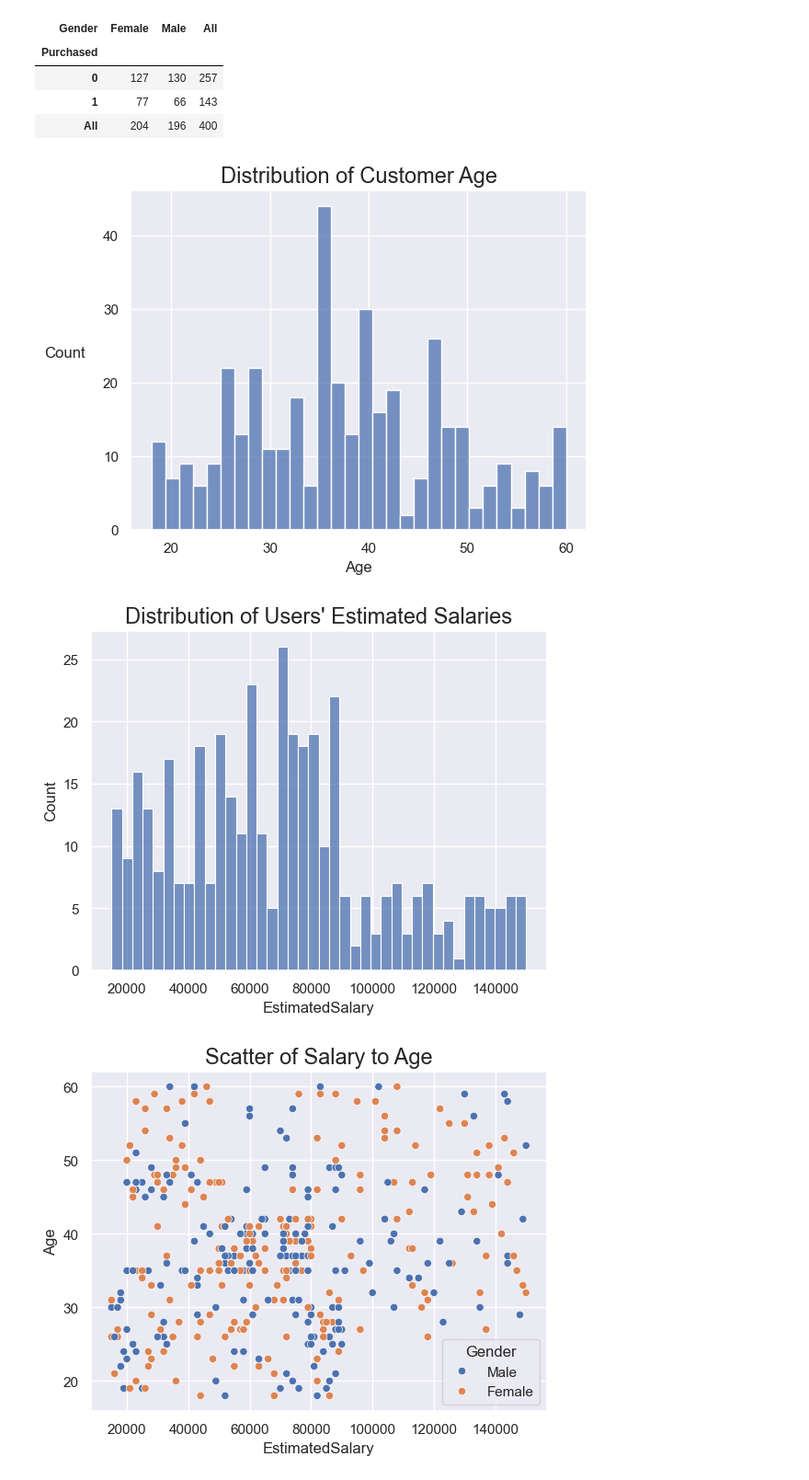
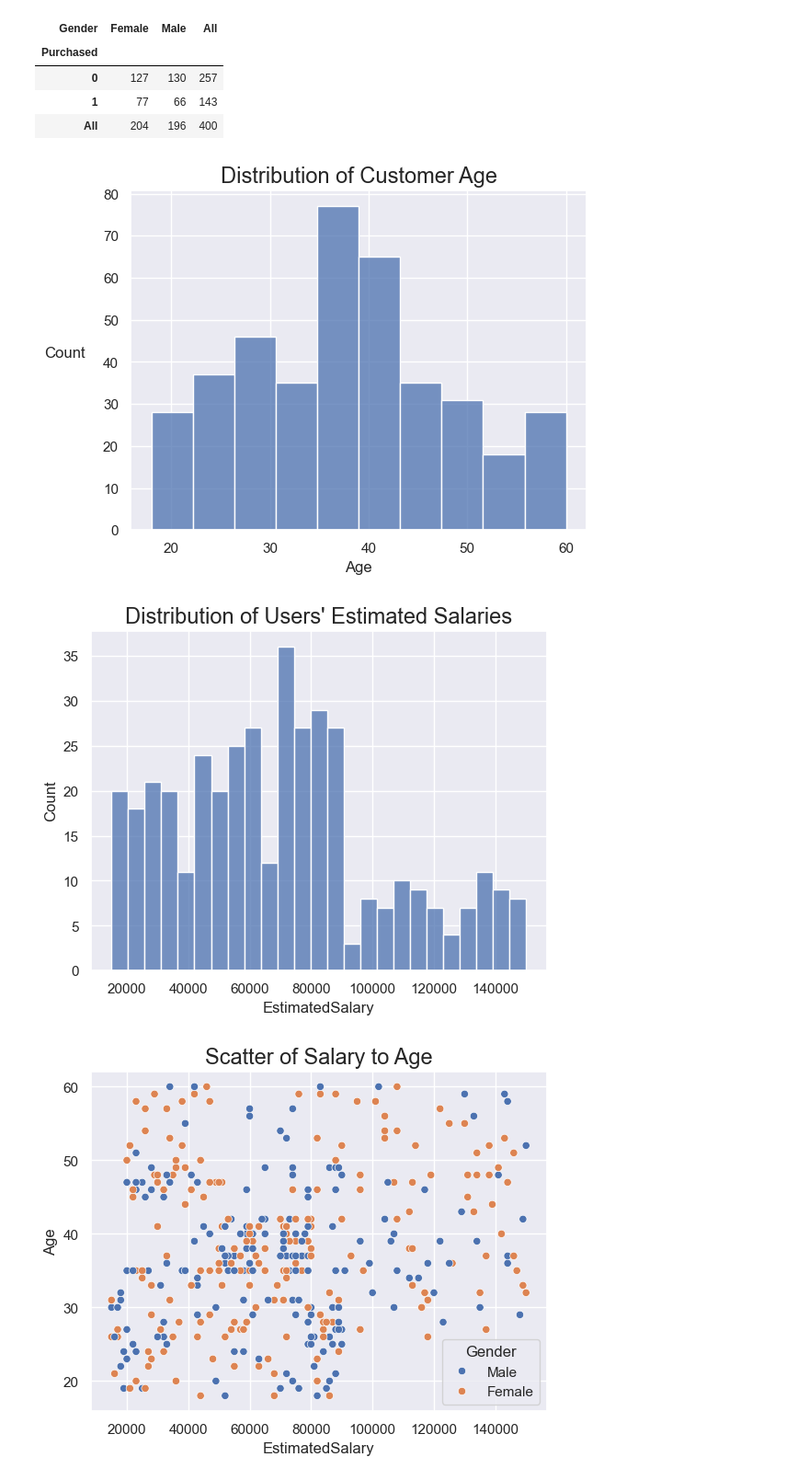
Before and after one commit to jac6779/deep-learning, a Jupyter notebook: 01_Exploratory Analysis.ipynb, the cells around one changed output. Shown: that part at 92% size. Drawn from its saved outputs; the diff is of its cells as text; code cells hidden in the pictures.

```diff
--- a/01_Exploratory Analysis.ipynb
+++ b/01_Exploratory Analysis.ipynb
@@ -96,19 +96,19 @@ data.pivot_table(
 | All | 204 | 196 | 400 |
 # %%
 # Distribution of Customer Age
-sns.histplot(data, x="Age", bins=30)
+sns.histplot(data, x="Age", bins=10)
 plt.title("Distribution of Customer Age", fontsize=17)
 plt.ylabel("Count", rotation=0, labelpad=30)
 plt.show()
 # %% [output]
-[figure, old version]
+[figure, new version]
 # %%
 # Distribution of Estimated Salary
-sns.histplot(data, x="EstimatedSalary", bins=40)
+sns.histplot(data, x="EstimatedSalary", bins=25)
 plt.title("Distribution of Users' Estimated Salaries", fontsize=17)
 plt.show()
 # %% [output]
-[figure, old version]
+[figure, new version]
 # %%
 # Scatter of Salary to Age
 sns.scatterplot(data, x="EstimatedSalary", y="Age", hue="Gender")
```
Also changed, not shown: 1 other file.
